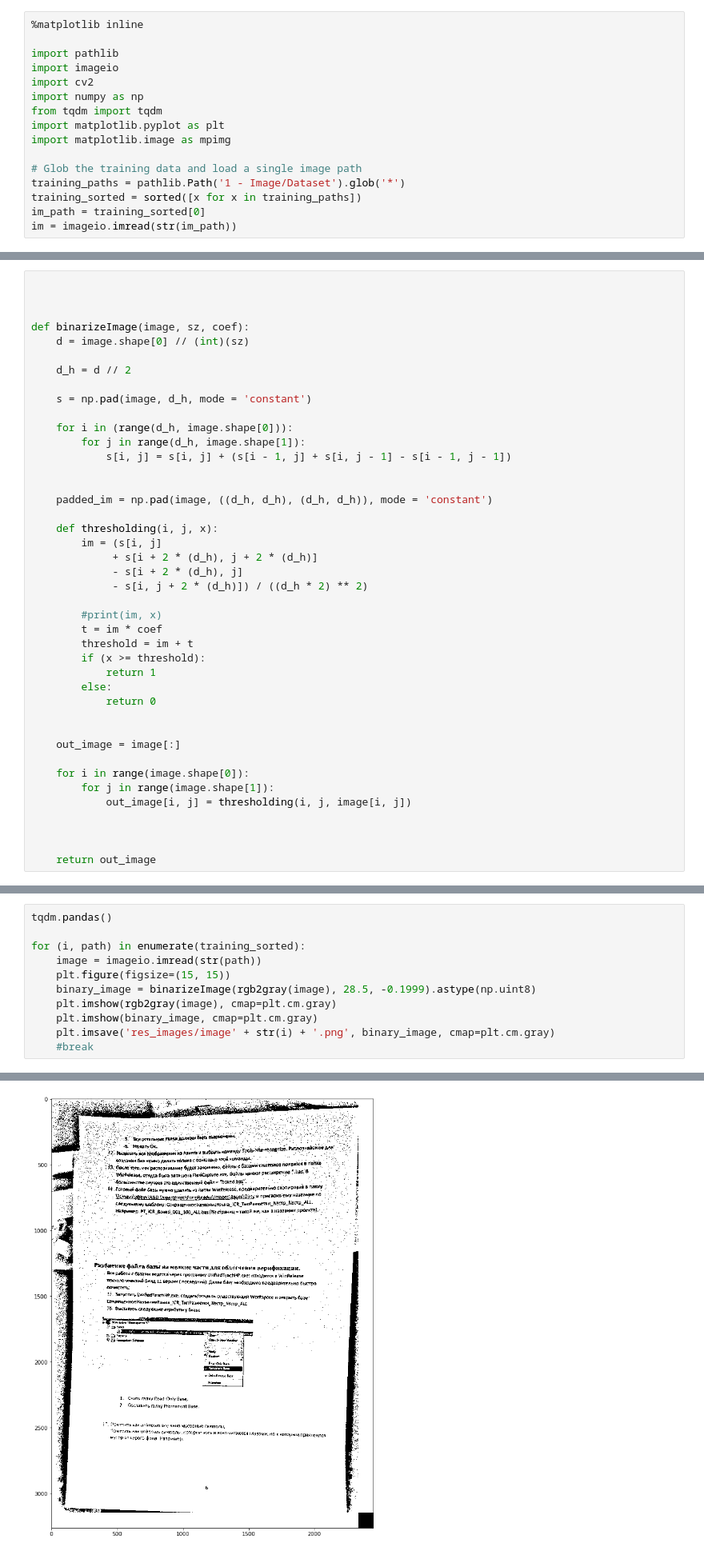
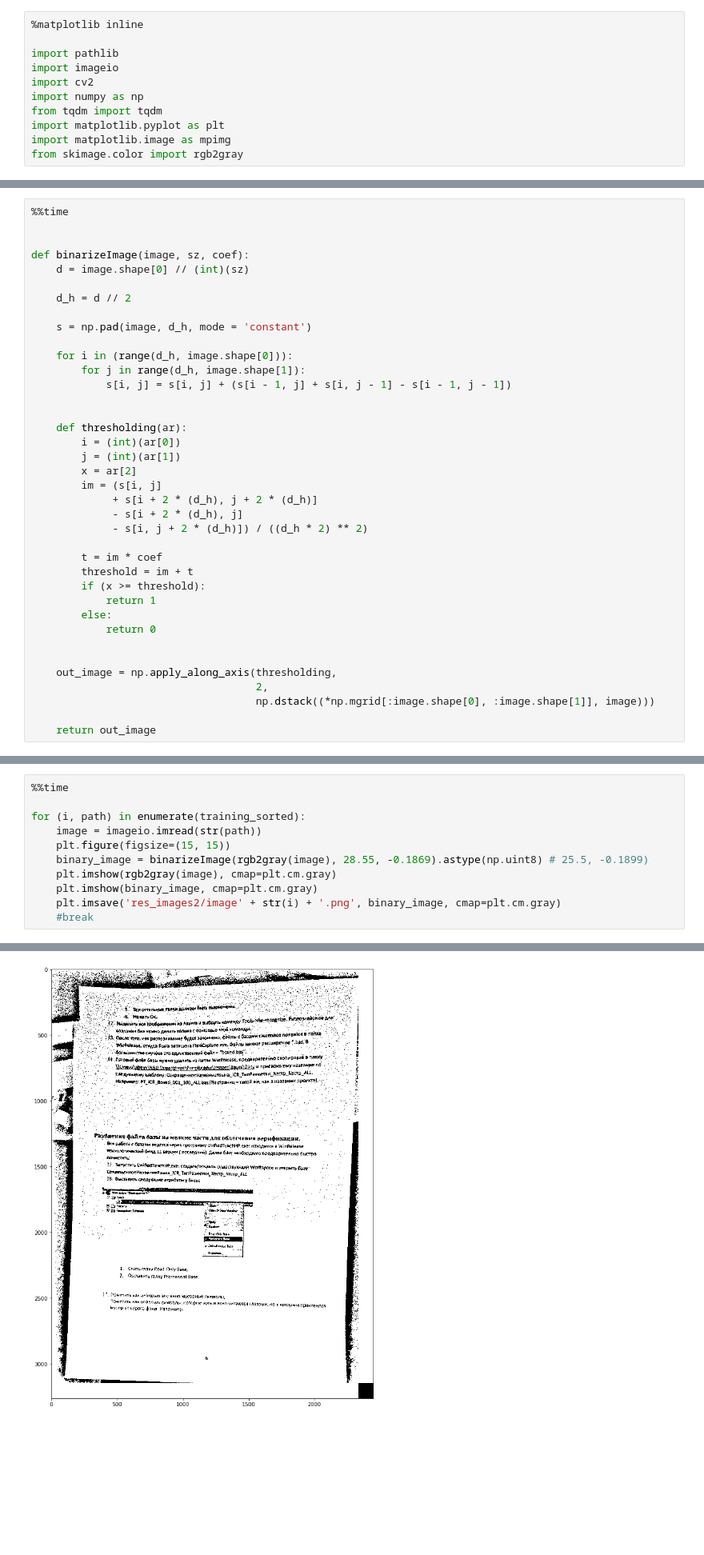
Before and after one commit to Malik1998/AbbyyMainProblemsOfDocumentsProcessing, a Jupyter notebook: ex1/Showing.ipynb, the cells around one changed output, grey strips where cells are left out. Shown: that part at 80% size. Cells and saved outputs as stored; diff of their text form; blank space fills up the shorter version.

```diff
--- a/ex1/Showing.ipynb
+++ b/ex1/Showing.ipynb
@@ -8,9 +12,4 @@ import numpy as np
 from tqdm import tqdm
 import matplotlib.pyplot as plt
 import matplotlib.image as mpimg
-
-# Glob the training data and load a single image path
-training_paths = pathlib.Path('1 - Image/Dataset').glob('*')
-training_sorted = sorted([x for x in training_paths])
-im_path = training_sorted[0]
-im = imageio.imread(str(im_path))
+from skimage.color import rgb2gray
@@ -32,5 +39,5 @@ imgplot = plt.imshow(im_gray, cmap=plt.cm.gray)
 # %%
-
+%%time
 
 
 def binarizeImage(image, sz, coef):
@@ -45,15 +52,15 @@ def binarizeImage(image, sz, coef):
             s[i, j] = s[i, j] + (s[i - 1, j] + s[i, j - 1] - s[i - 1, j - 1])
 
 
-    padded_im = np.pad(image, ((d_h, d_h), (d_h, d_h)), mode = 'constant')
-
-    def thresholding(i, j, x):
+    def thresholding(ar):
+        i = (int)(ar[0])
+        j = (int)(ar[1])
+        x = ar[2]
         im = (s[i, j]
              + s[i + 2 * (d_h), j + 2 * (d_h)]
              - s[i + 2 * (d_h), j]
              - s[i, j + 2 * (d_h)]) / ((d_h * 2) ** 2)
 
-        #print(im, x)
         t = im * coef
         threshold = im + t
         if (x >= threshold):
@@ -62,12 +69,8 @@ def binarizeImage(image, sz, coef):
             return 0
 
 
-    out_image = image[:]
-
-    for i in range(image.shape[0]):
-        for j in range(image.shape[1]):
-            out_image[i, j] = thresholding(i, j, image[i, j])
-
-
+    out_image = np.apply_along_axis(thresholding,
+                                    2,
+                                    np.dstack((*np.mgrid[:image.shape[0], :image.shape[1]], image)))
 
     return out_image
@@ -74,12 +80,12 @@ def binarizeImage(image, sz, coef):
 # %%
-tqdm.pandas()
+%%time
 
 for (i, path) in enumerate(training_sorted):
     image = imageio.imread(str(path))
     plt.figure(figsize=(15, 15))
-    binary_image = binarizeImage(rgb2gray(image), 28.5, -0.1999).astype(np.uint8)
+    binary_image = binarizeImage(rgb2gray(image), 28.55, -0.1869).astype(np.uint8) # 25.5, -0.1899)
     plt.imshow(rgb2gray(image), cmap=plt.cm.gray)
     plt.imshow(binary_image, cmap=plt.cm.gray)
-    plt.imsave('res_images/image' + str(i) + '.png', binary_image, cmap=plt.cm.gray)
+    plt.imsave('res_images2/image' + str(i) + '.png', binary_image, cmap=plt.cm.gray)
     #break
 # %% [output]
@@ -87 +95 @@ for (i, path) in enumerate(training_sorted):
-[figure, old version]
+[figure, new version]
```
Also changed, not shown: parts of 14 cells of this notebook, 37 other files.
